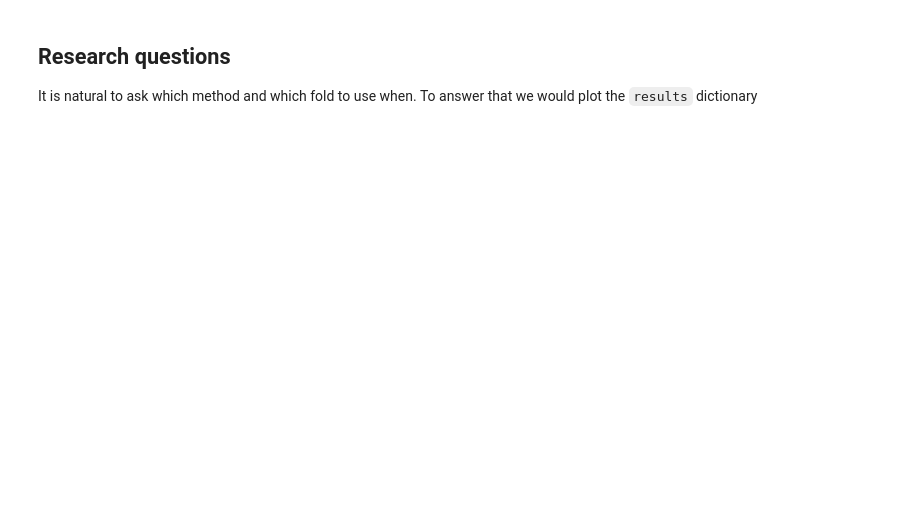
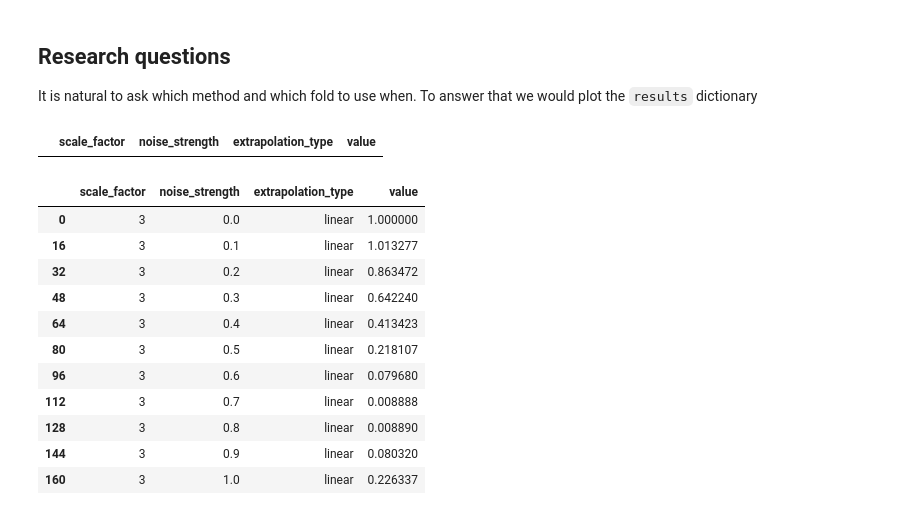
Before and after one commit to minhtriet/zne, a Jupyter notebook: zne.ipynb, the cells around one changed output. Saved outputs shown, nothing was run; the diff lists cells and outputs as text; code cells hidden in the pictures; blank space fills up the shorter version.

```diff
--- a/zne.ipynb
+++ b/zne.ipynb
@@ -71,8 +71,8 @@ for i_dev, dev in enumerate(devs):   # noise level loop
 
         dict_list.append(util.create_record('linear', noise_lvl, max_scale_factor,
                       float(util.linear_extrapolation(range(1, max_scale_factor), result_per_noise_level))))
-        #dict_list.append(util.create_record('exp', noise_lvl, scale_factor,
-        #                 float(util.exponential_extraplation(range(1, max_scale_factor), result_per_noise_level))))
+        dict_list.append(util.create_record('exp', noise_lvl, max_scale_factor,
+                         float(util.exponential_extraplation(range(1, max_scale_factor), result_per_noise_level))))
         dict_list.append(util.create_record('polynomial', noise_lvl, max_scale_factor,
                         float(util.polynomial_extraplation(range(1, max_scale_factor), result_per_noise_level, max_scale_factor-2))))  # scale_factor is in range(1, scale_factor), so its max value is scale_factor-1. Now we -1 once more because of the math in polynomial extrapolation
 
@@ -121,4 +121,23 @@ color_plot = {
     'linear': 'red',
     'exp': 'blue'
 }
+# %%
+results[(results["scale_factor"] == 2)]
+# %% [output]
+|  | scale_factor | noise_strength | extrapolation_type | value |
+# %%
+results[(results['extrapolation_type'] == 'linear') & (results["scale_factor"] == 3)]
+# %% [output]
+|  | scale_factor | noise_strength | extrapolation_type | value |
+| 0 | 3 | 0.0 | linear | 1.000000 |
+| 16 | 3 | 0.1 | linear | 1.013277 |
+| 32 | 3 | 0.2 | linear | 0.863472 |
+| 48 | 3 | 0.3 | linear | 0.642240 |
+| 64 | 3 | 0.4 | linear | 0.413423 |
+| 80 | 3 | 0.5 | linear | 0.218107 |
+| 96 | 3 | 0.6 | linear | 0.079680 |
+| 112 | 3 | 0.7 | linear | 0.008888 |
+| 128 | 3 | 0.8 | linear | 0.008890 |
+| 144 | 3 | 0.9 | linear | 0.080320 |
+| 160 | 3 | 1.0 | linear | 0.226337 |
 # %%
```
Also changed, not shown: parts of 4 cells of this notebook, 2 other files.
